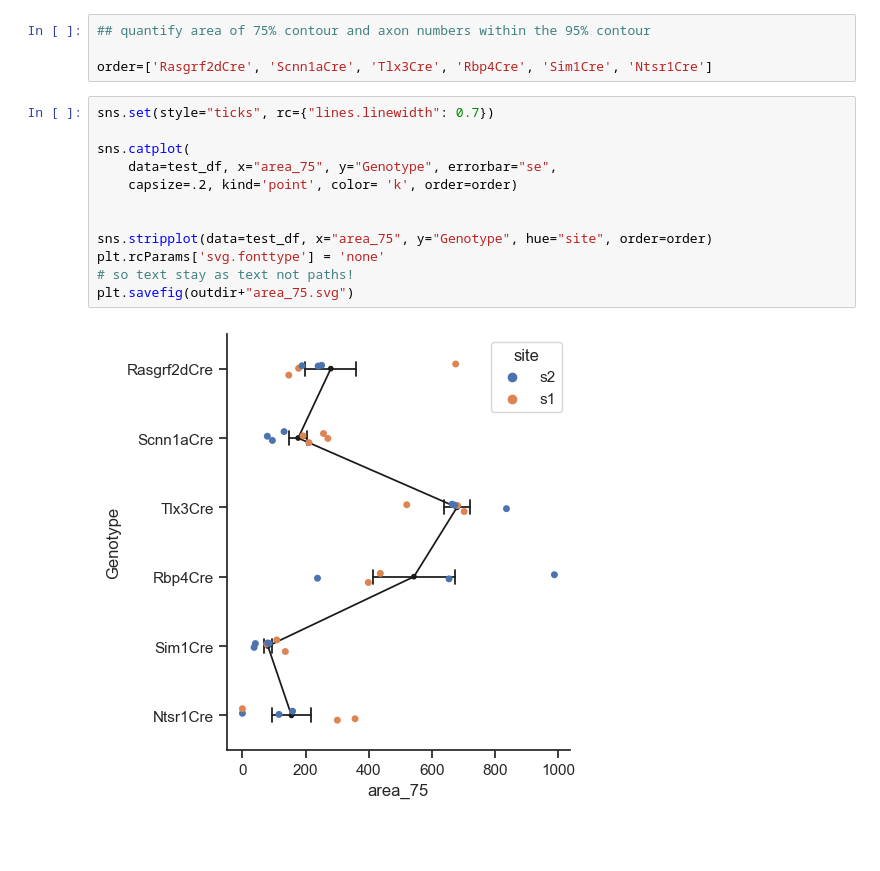
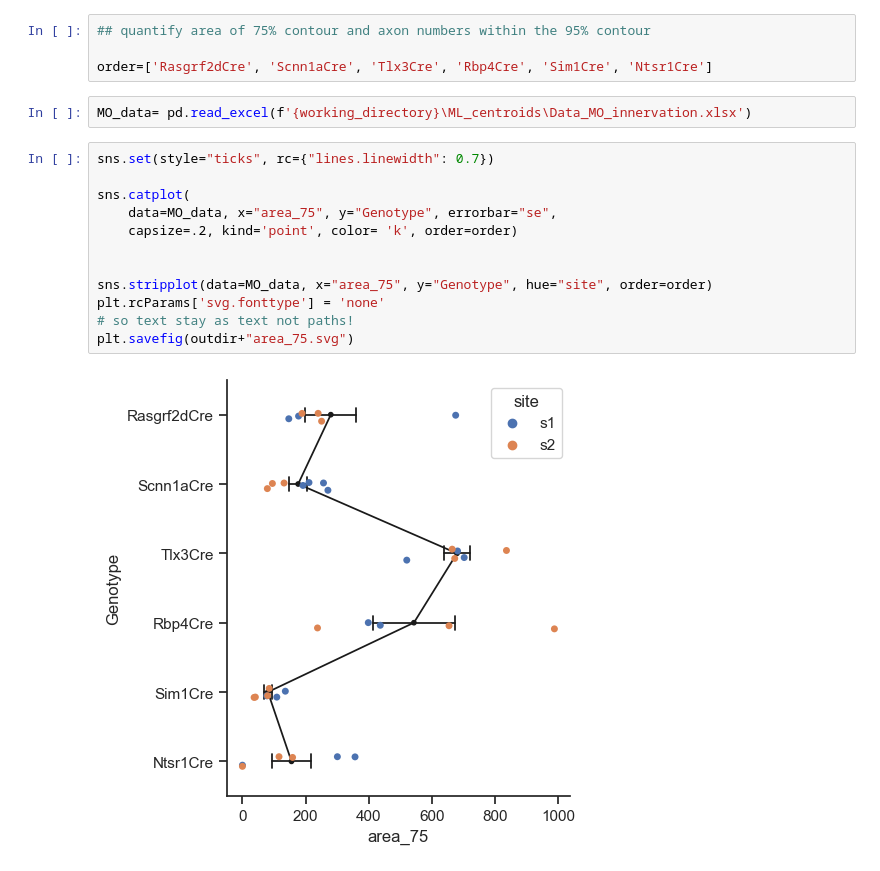
Before and after one commit to YANQI-LIU/Liu2024, a Jupyter notebook: Figures5-7.ipynb, the cells around one changed output. Saved outputs shown, nothing was run; the diff lists cells and outputs as text; blank space fills up the shorter version.

Commit message:
feb 2024 update- added area and density of axon within 95% contor

```diff
--- a/Figures5-7.ipynb
+++ b/Figures5-7.ipynb
@@ -1024,20 +1026,22 @@ Quantify area of 75% contour and axon counts within 95% contour
 ## quantify area of 75% contour and axon numbers within the 95% contour
 
 order=['Rasgrf2dCre', 'Scnn1aCre', 'Tlx3Cre', 'Rbp4Cre', 'Sim1Cre', 'Ntsr1Cre']
+# %%
+MO_data= pd.read_excel(f'{working_directory}\ML_centroids\Data_MO_innervation.xlsx')
 # %%
 sns.set(style="ticks", rc={"lines.linewidth": 0.7})
 
 sns.catplot(
-    data=test_df, x="area_75", y="Genotype", errorbar="se",
+    data=MO_data, x="area_75", y="Genotype", errorbar="se",
     capsize=.2, kind='point', color= 'k', order=order)
 
 
-sns.stripplot(data=test_df, x="area_75", y="Genotype", hue="site", order=order)
+sns.stripplot(data=MO_data, x="area_75", y="Genotype", hue="site", order=order)
 plt.rcParams['svg.fonttype'] = 'none'
 # so text stay as text not paths!
 plt.savefig(outdir+"area_75.svg")
 # %% [output]
-[figure, old version]
+[figure, new version]
 # %%
 sns.set(style="ticks", rc={"lines.linewidth": 0.7})
 
```
Also changed, not shown: parts of 6 cells of this notebook, 1 other file.
